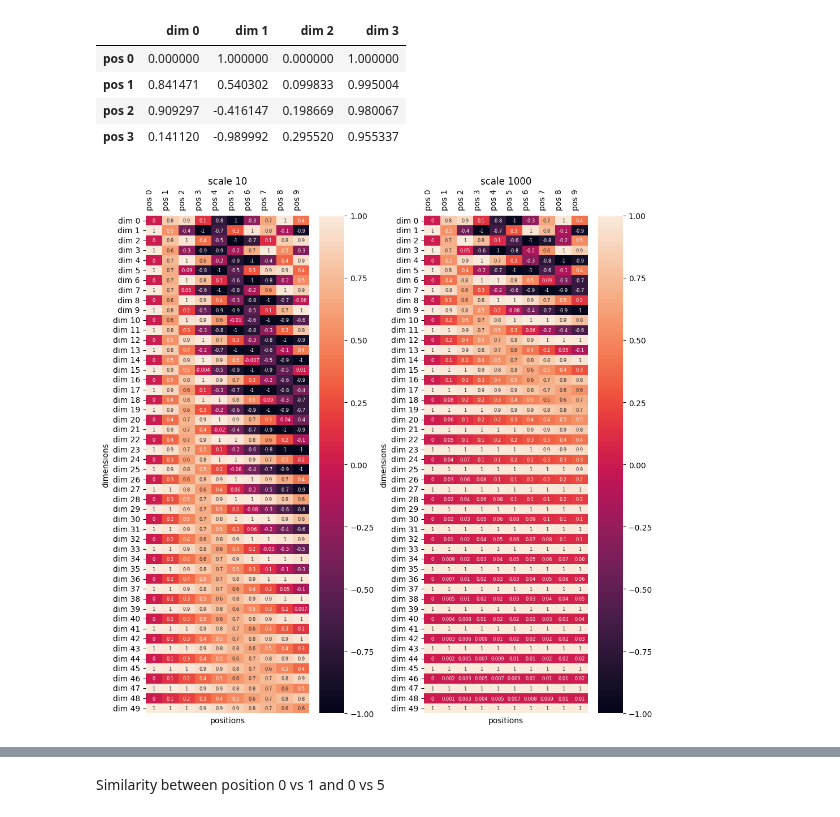
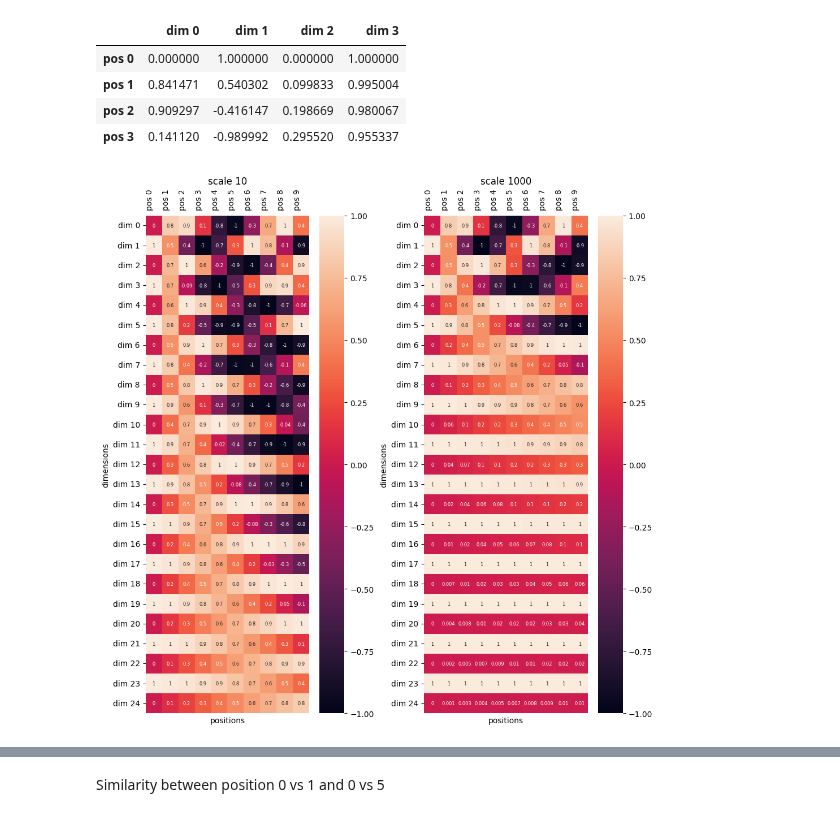
Before and after one commit to NishantBaheti/DeepLearningGuideBook, a Jupyter notebook: notebooks/transformers/explore.ipynb, the cells around one changed output, grey strips where cells are left out. Cells and saved outputs as stored; diff of their text form; code cells hidden in the pictures.

```diff
--- a/notebooks/transformers/explore.ipynb
+++ b/notebooks/transformers/explore.ipynb
@@ -196,7 +196,7 @@ pd.DataFrame(
 | pos 2 | 0.909297 | -0.416147 | 0.198669 | 0.980067 |
 | pos 3 | 0.141120 | -0.989992 | 0.295520 | 0.955337 |
 # %%
-d_model = 50
+d_model = 25
 n_tokens = 10
 
 
@@ -217,32 +217,32 @@ sns.heatmap(
 )
 ax[0].set_title("scale 10")
 ax[0].set_ylabel("dimensions")
 ax[0].set_xlabel("positions")
 ax[0].tick_params(labelbottom = False, bottom=False, top = False, labeltop=True)
 ax[0].set_xticklabels(ax[0].get_xticklabels(), rotation=90, ha='right')
 
 pos_enc = positional_encoding_opt(d_model=d_model, n_tokens=n_tokens, scale=1000)
 sns.heatmap(
     pd.DataFrame(
         pos_enc,
         columns=[f"dim {i}" for i in range(d_model)],
         index=[f"pos {i}" for i in range(n_tokens)],
     ).T,
     vmin=-1,
     vmax=1,
     ax=ax[1],
     annot=True,
     fmt=".1g",
     annot_kws={"fontsize":6}
 )
 ax[1].set_title("scale 1000")
 ax[1].set_ylabel("dimensions")
 ax[1].set_xlabel("positions")
 ax[1].tick_params(labelbottom = False, bottom=False, top = False, labeltop=True)
 ax[1].set_xticklabels(ax[1].get_xticklabels(), rotation=90, ha='right')
 
 plt.tight_layout()
 plt.show()
 # %% [output]
-[figure, old version]
+[figure, new version]
 # %%
```
Also changed, not shown: parts of 31 cells of this notebook.
